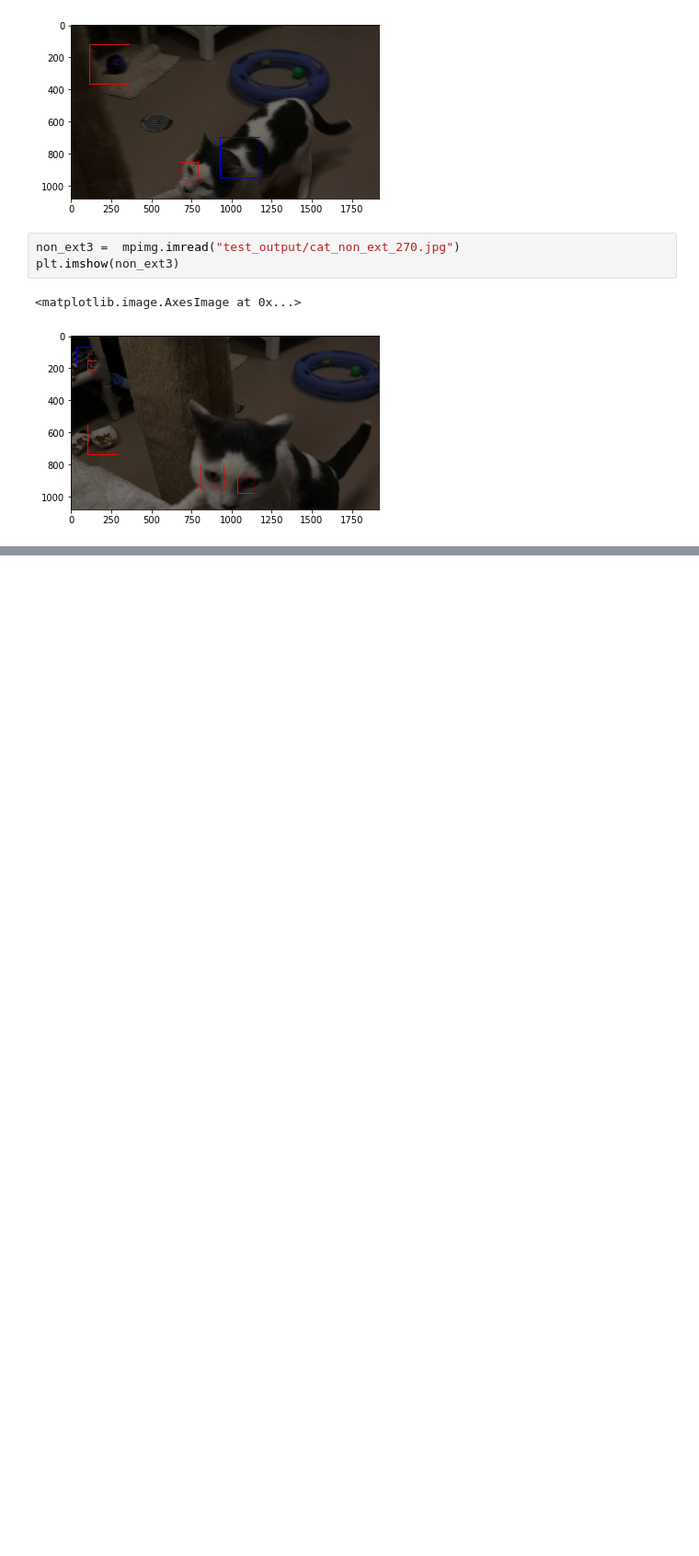
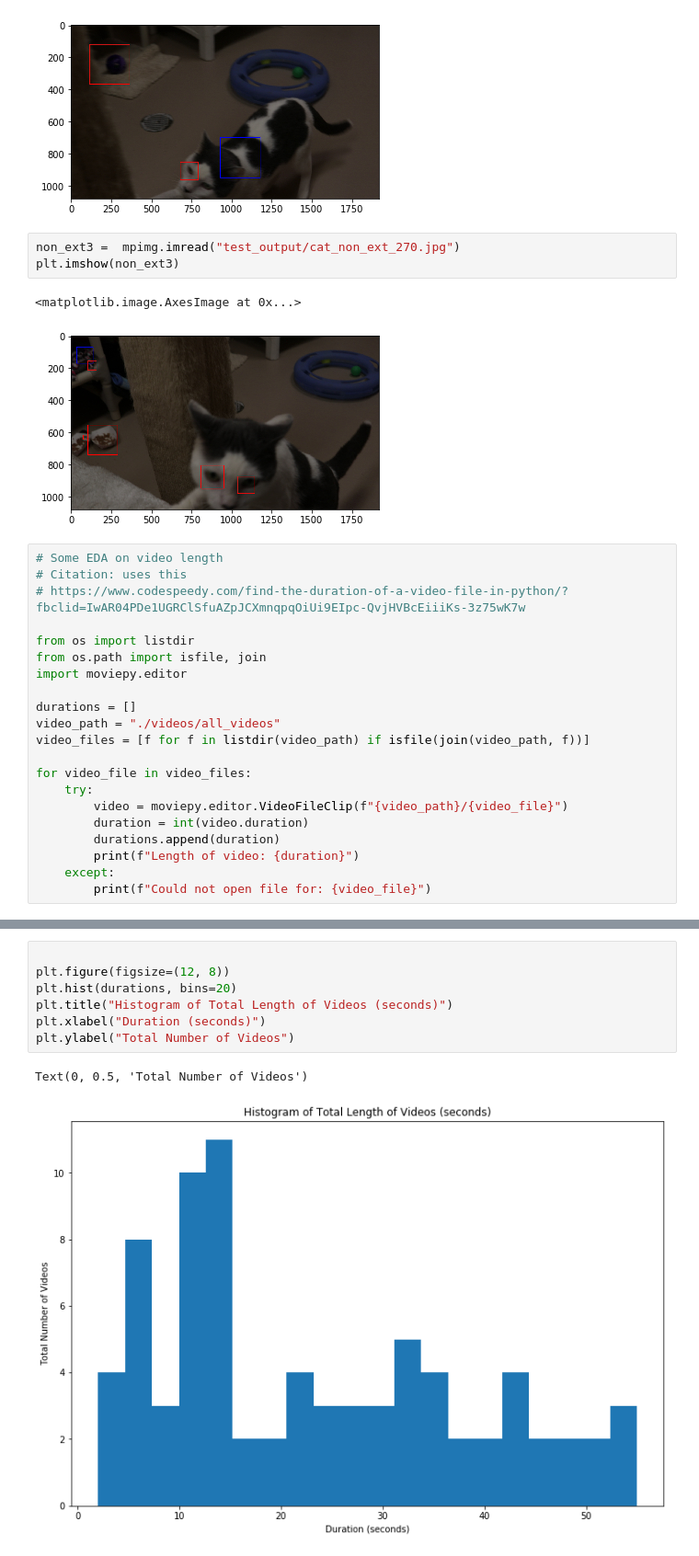
Before and after one commit to iacs-capstone-2020-adoptimize/final_project, a Jupyter notebook: initial_exploration/cats_eda_notebook.ipynb, the cells around one changed output, grey strips where cells are left out. Shown at 92% size. Drawn from its saved outputs; the diff is of its cells as text; blank space fills up the shorter version.

```diff
--- a/initial_exploration/cats_eda_notebook.ipynb
+++ b/initial_exploration/cats_eda_notebook.ipynb
@@ -311,3 +311,24 @@ plt.imshow(non_ext3)
 # %% [output]
 <matplotlib.image.AxesImage at 0x...>
 [figure]
+# %%
+# Some EDA on video length
+# Citation: uses this
+# https://www.codespeedy.com/find-the-duration-of-a-video-file-in-python/?fbclid=IwAR04PDe1UGRClSfuAZpJCXmnqpqOiUi9EIpc-QvjHVBcEiiiKs-3z75wK7w
+
+from os import listdir
+from os.path import isfile, join
+import moviepy.editor
+
+durations = []
+video_path = "./videos/all_videos"
+video_files = [f for f in listdir(video_path) if isfile(join(video_path, f))]
+
+for video_file in video_files:
+    try:
+        video = moviepy.editor.VideoFileClip(f"{video_path}/{video_file}")
+        duration = int(video.duration)
+        durations.append(duration)
+        print(f"Length of video: {duration}")
+    except:
+        print(f"Could not open file for: {video_file}")
@@ -313,0 +353,10 @@ plt.imshow(non_ext3)
+# %%
+
+plt.figure(figsize=(12, 8))
+plt.hist(durations, bins=20)
+plt.title("Histogram of Total Length of Videos (seconds)")
+plt.xlabel("Duration (seconds)")
+plt.ylabel("Total Number of Videos")
+# %% [output]
+Text(0, 0.5, 'Total Number of Videos')
+[figure, added]
```
Also changed, not shown: parts of 9 cells of this notebook.
